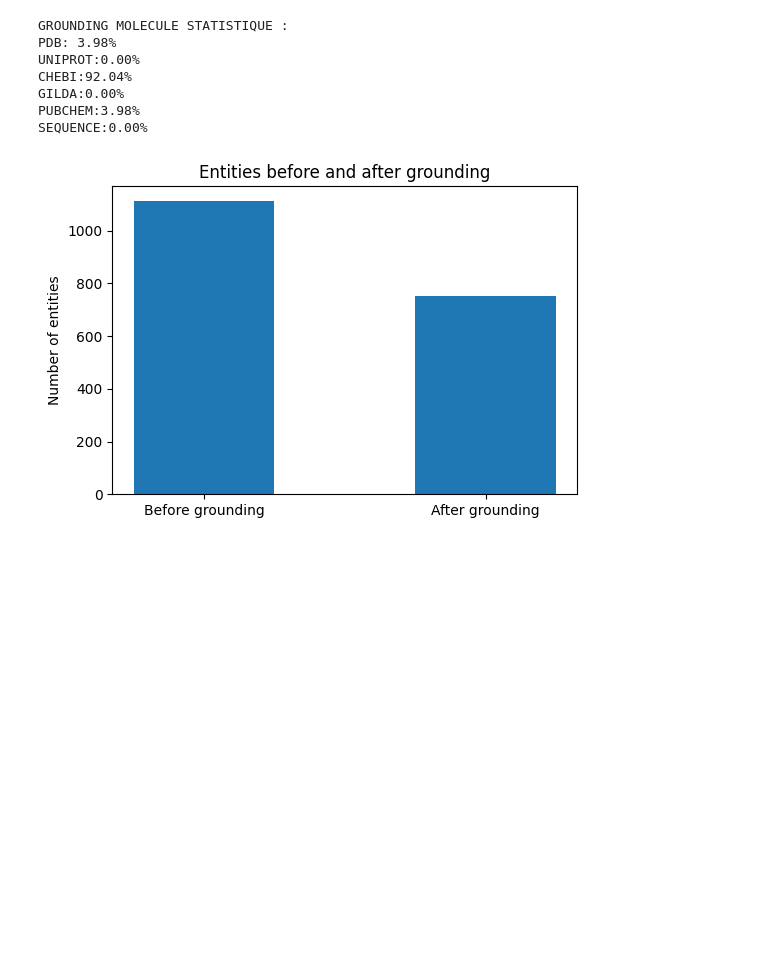
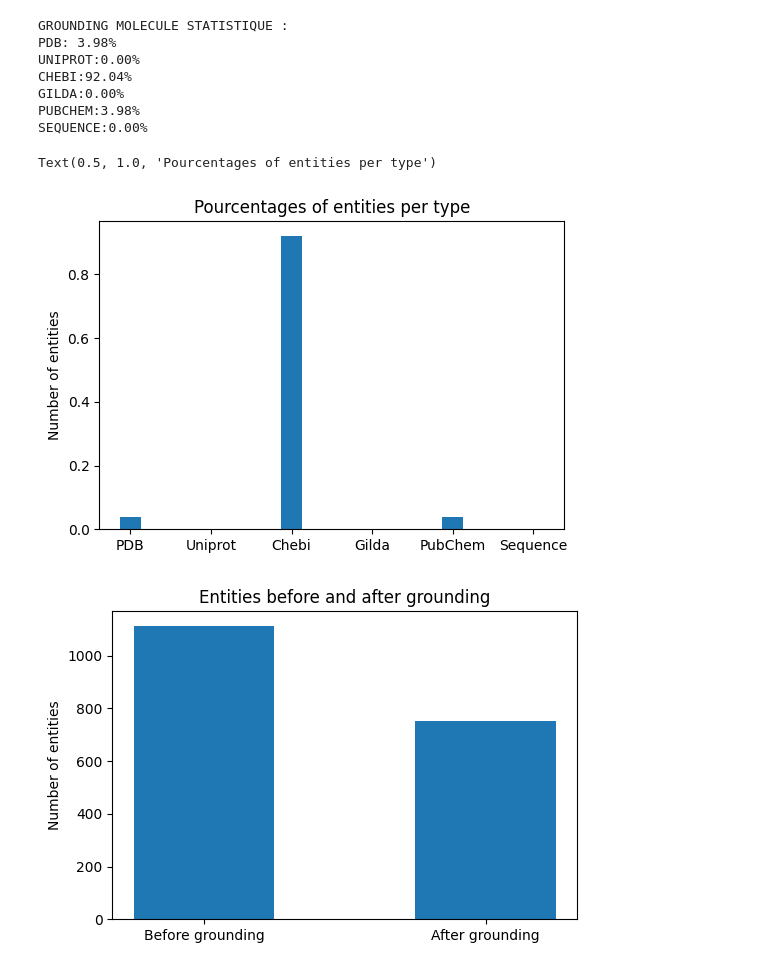
Before and after one commit to MDverse/mdverse_entity_norm, a Jupyter notebook: notebooks/mollecule_grounding_stats.ipynb, the cells around one changed output. Drawn from its saved outputs; the diff is of its cells as text; code cells hidden in the pictures; blank space fills up the shorter version.

Commit message:
fear: add a cell to display the percentage of each entity type

```diff
--- a/notebooks/mollecule_grounding_stats.ipynb
+++ b/notebooks/mollecule_grounding_stats.ipynb
@@ -47,6 +47,19 @@ CHEBI:92.04%
 GILDA:0.00%
 PUBCHEM:3.98%
 SEQUENCE:0.00%
+# %%
+# PLot each percentage
+labels = ["PDB", "Uniprot", "Chebi", "Gilda", "PubChem", "Sequence"]
+values = [pdb, uniprot, chebi, gilda, pubchem, seq]
+
+fig, ax = plt.subplots(figsize=(6, 4))
+bar = ax.bar(labels, values, width=0.25)
+
+ax.set_ylabel("Number of entities")
+ax.set_title("Pourcentages of entities per type")
+# %% [output]
+Text(0.5, 1.0, 'Pourcentages of entities per type')
+[figure, added]
 # %%
 not_grounded_molecules_number = 0
 with open("../data/MOL.txt") as file:
```
Also changed, not shown: parts of 1 cell of this notebook.
